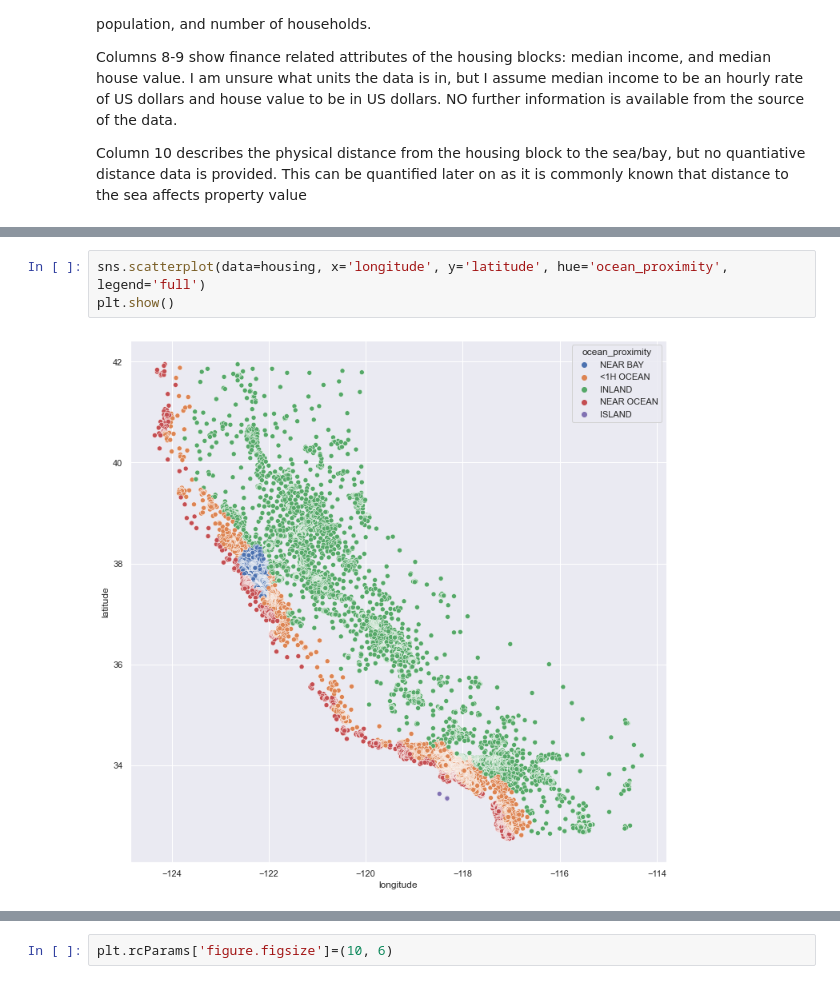
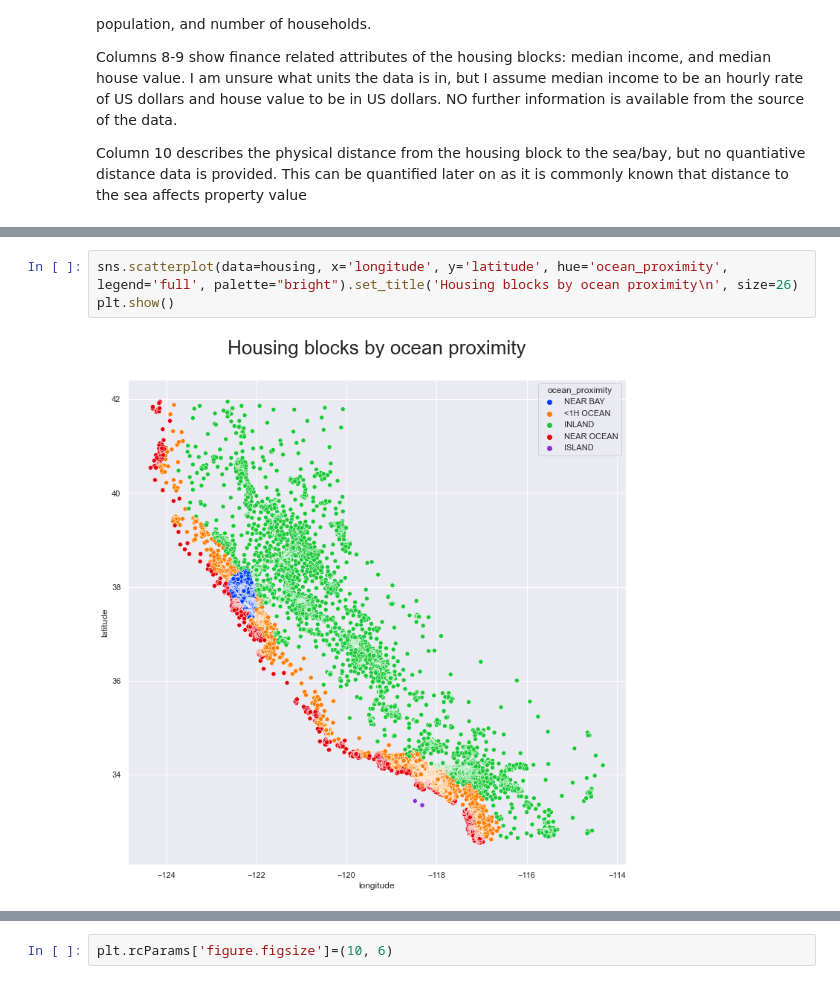
Before and after one commit to jerrold110/California-housing-price-regression, a Jupyter notebook: Data understanding I.ipynb, the cells around one changed output, grey strips where cells are left out. Saved outputs shown, nothing was run; the diff lists cells and outputs as text.

```diff
--- a/Data understanding I.ipynb
+++ b/Data understanding I.ipynb
@@ -101,5 +107,5 @@ plt.show()
 # %%
-sns.scatterplot(data=housing, x='longitude', y='latitude', hue='ocean_proximity', legend='full')
+sns.scatterplot(data=housing, x='longitude', y='latitude', hue='ocean_proximity', legend='full', palette="bright").set_title('Housing blocks by ocean proximity\n', size=26)
 plt.show()
 # %% [output]
-[figure, old version]
+[figure, new version]
```
Also changed, not shown: parts of 22 cells of this notebook, 3 other files.
